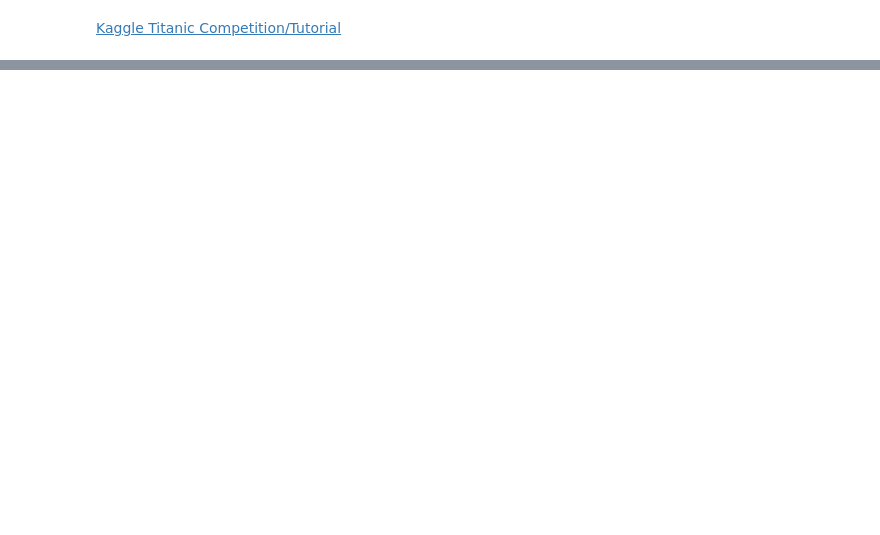
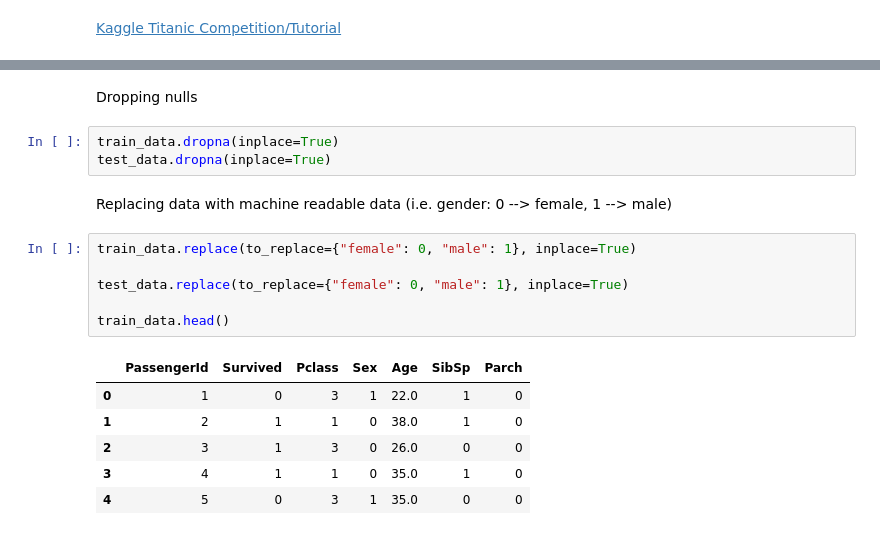
Before and after one commit to georginacyc/Internship, a Jupyter notebook: sklearn/Titanic/Titanic.ipynb, the cells around one changed output, grey strips where cells are left out. Saved outputs shown, nothing was run; the diff lists cells and outputs as text; blank space fills up the shorter version.

```diff
--- a/sklearn/Titanic/Titanic.ipynb
+++ b/sklearn/Titanic/Titanic.ipynb
@@ -55,0 +35,20 @@ X_test_scaled = scaler.transform(X_test)
+# %% [markdown]
+Dropping nulls
+# %%
+train_data.dropna(inplace=True)
+test_data.dropna(inplace=True)
+# %% [markdown]
+Replacing data with machine readable data (i.e. gender: 0 --> female, 1 --> male)
+# %%
+train_data.replace(to_replace={"female": 0, "male": 1}, inplace=True)
+
+test_data.replace(to_replace={"female": 0, "male": 1}, inplace=True)
+
+train_data.head()
+# %% [output]
+|  | PassengerId | Survived | Pclass | Sex | Age | SibSp | Parch |
+| 0 | 1 | 0 | 3 | 1 | 22.0 | 1 | 0 |
+| 1 | 2 | 1 | 1 | 0 | 38.0 | 1 | 0 |
+| 2 | 3 | 1 | 3 | 0 | 26.0 | 0 | 0 |
+| 3 | 4 | 1 | 1 | 0 | 35.0 | 1 | 0 |
+| 4 | 5 | 0 | 3 | 1 | 35.0 | 0 | 0 |
```
Also changed, not shown: parts of 11 cells of this notebook, 2 other files.
